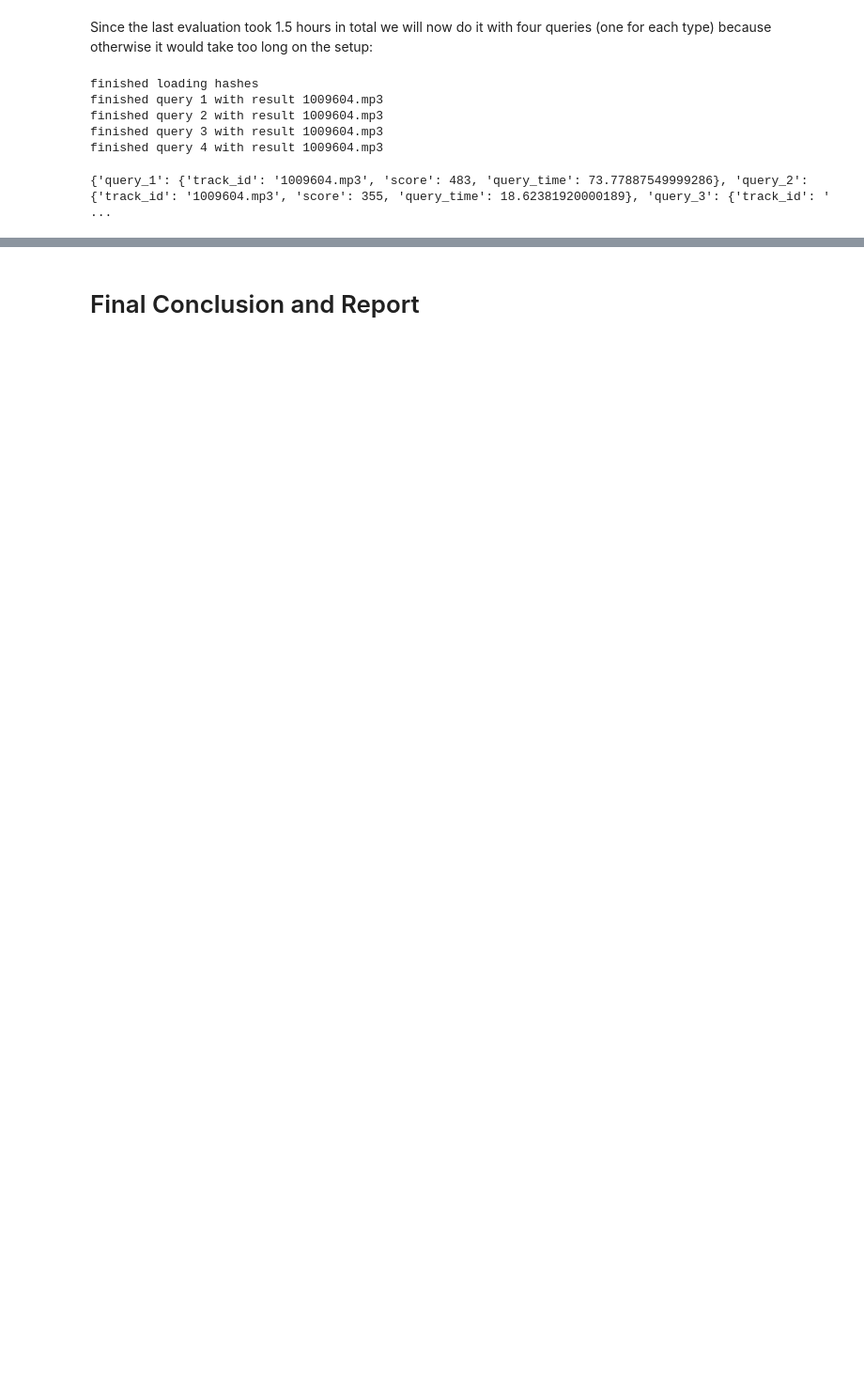
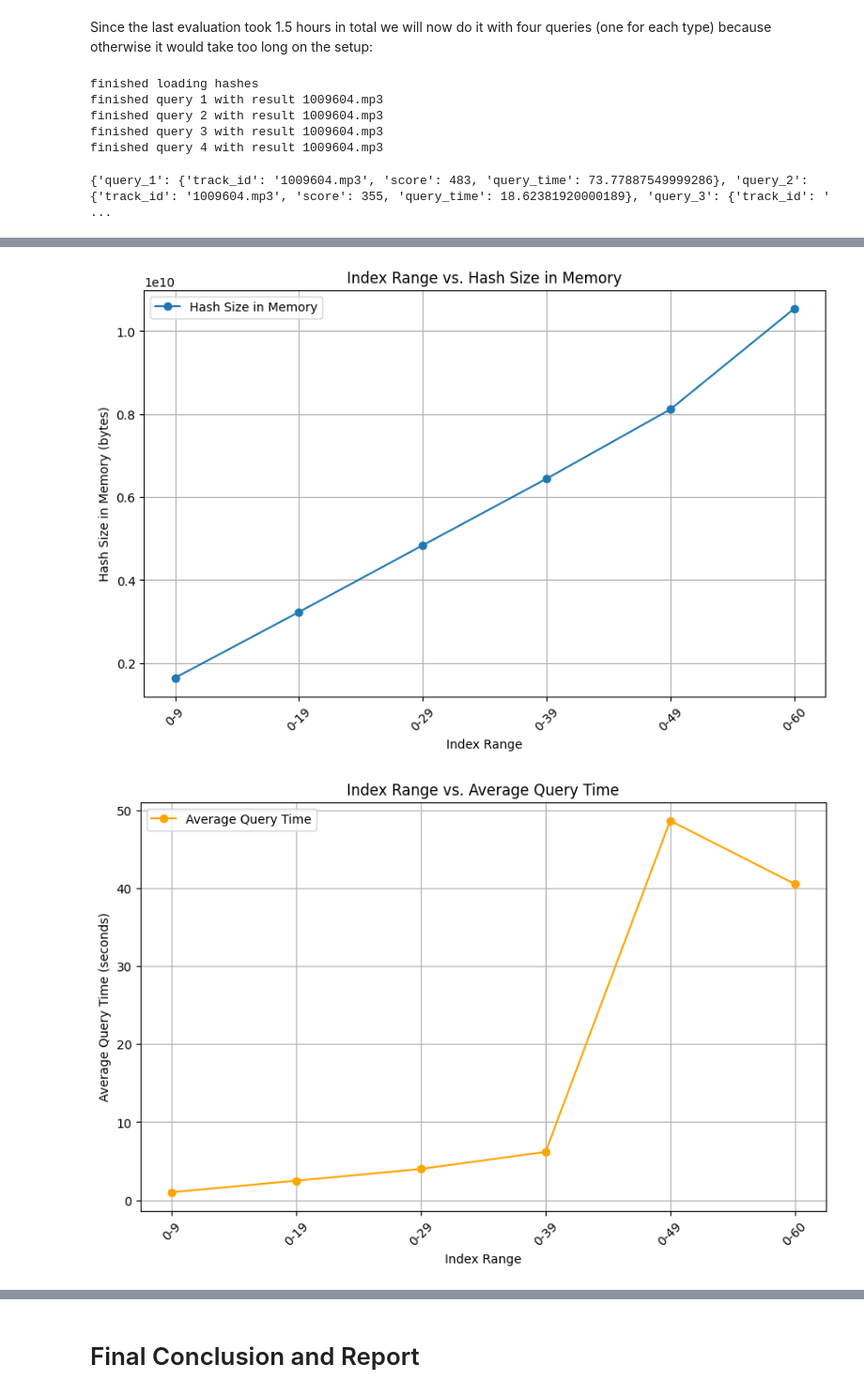
Before and after one commit to Lutu-gl/AudioID-Retrieval, a Jupyter notebook: notebooks/04_audio_retrieval_MS2.ipynb, the cells around one changed output, grey strips where cells are left out. Shown at 94% size. Drawn from its saved outputs; the diff is of its cells as text; code cells hidden in the pictures; blank space fills up the shorter version.

Commit message:
interpreted the results we got

```diff
--- a/notebooks/04_audio_retrieval_MS2.ipynb
+++ b/notebooks/04_audio_retrieval_MS2.ipynb
@@ -1327,0 +1338,37 @@ Perfect, we have now completed the scale-up process with 61 tarballs. We've gott
+# %%
+import pandas as pd
+import matplotlib.pyplot as plt
+
+# CSV-Datei laden
+file_path = '../evaluation/results_scale_up_retrieval.csv'
+df = pd.read_csv(file_path)
+
+# Daten konvertieren: Fehlerhafte oder nicht-numerische Werte behandeln
+df['total_correct_queries'] = pd.to_numeric(df['total_correct_queries'], errors='coerce')
+df['average_query_time'] = pd.to_numeric(df['average_query_time'], errors='coerce')
+df['hash_size_in_memory'] = pd.to_numeric(df['hash_size_in_memory'], errors='coerce')
+
+# Plot 1: Range vs. Hash Size in Memory
+plt.figure(figsize=(10, 6))
+plt.plot(df['index_range'], df['hash_size_in_memory'], marker='o', label='Hash Size in Memory')
+plt.title('Index Range vs. Hash Size in Memory')
+plt.xlabel('Index Range')
+plt.ylabel('Hash Size in Memory (bytes)')
+plt.xticks(rotation=45)
+plt.grid(True)
+plt.legend()
+plt.show()
+
+# Plot 2: Range vs. Average Query Time
+plt.figure(figsize=(10, 6))
+plt.plot(df['index_range'], df['average_query_time'], marker='o', color='orange', label='Average Query Time')
+plt.title('Index Range vs. Average Query Time')
+plt.xlabel('Index Range')
+plt.ylabel('Average Query Time (seconds)')
+plt.xticks(rotation=45)
+plt.grid(True)
+plt.legend()
+plt.show()
+# %% [output]
+[figure, added]
+[figure, added]
```
Also changed, not shown: parts of 4 cells of this notebook, 1 other file.
